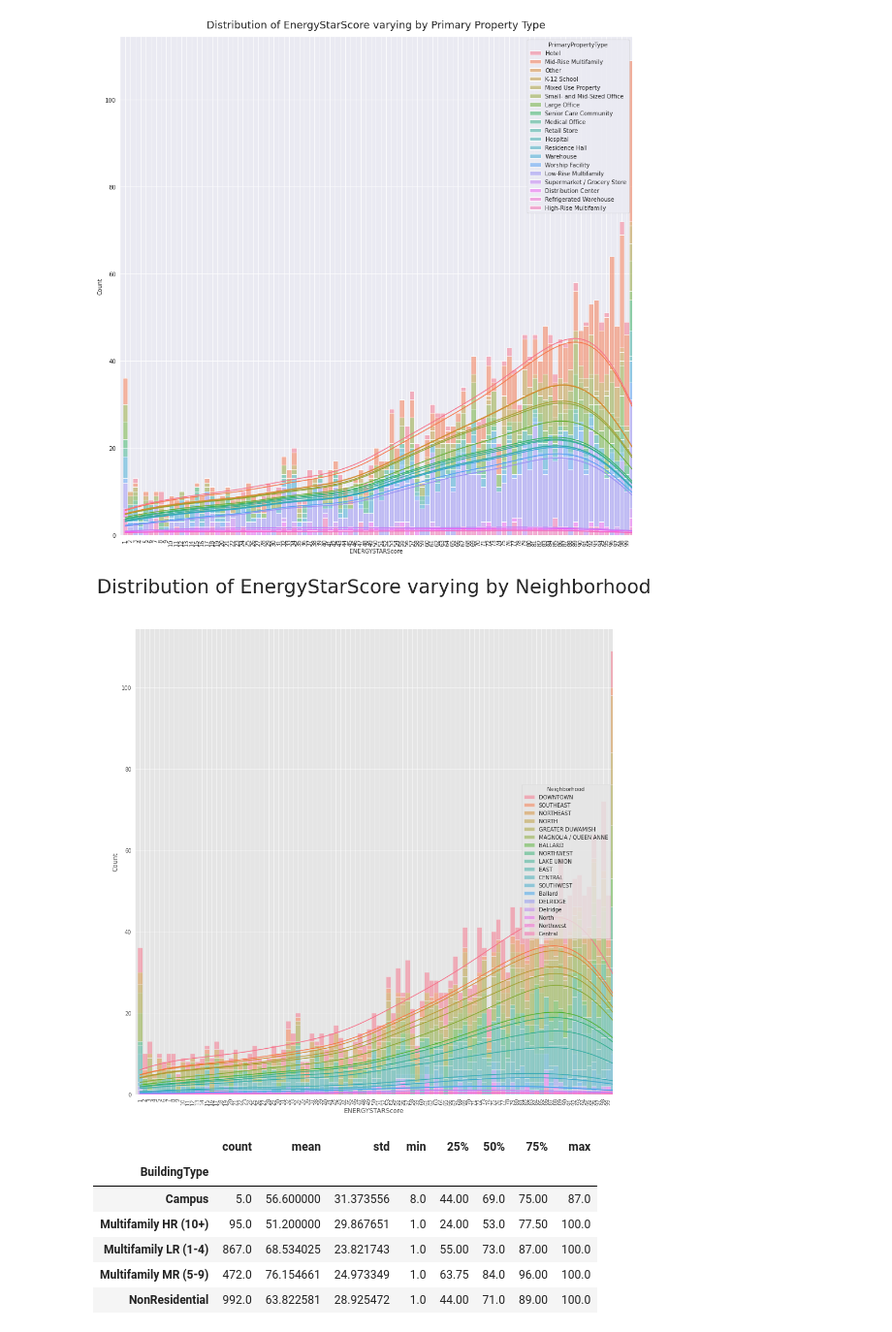
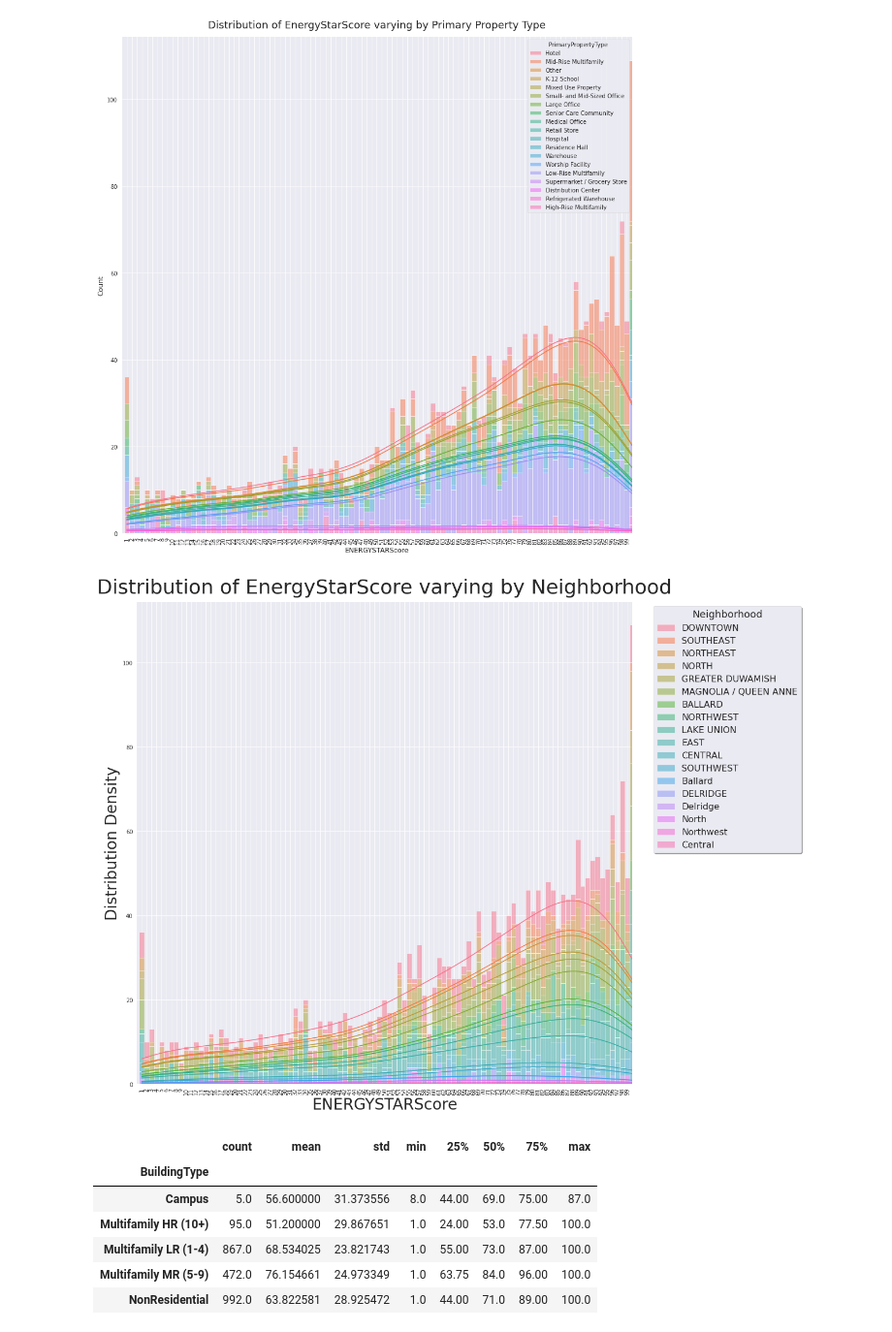
Before and after one commit to Ay0d/Machine-Learning, a Jupyter notebook: seattle-co2-exploration-2016.ipynb, the cells around one changed output. Shown at 97% size. Cells and saved outputs as stored; diff of their text form; code cells hidden in the pictures.

```diff
--- a/seattle-co2-exploration-2016.ipynb
+++ b/seattle-co2-exploration-2016.ipynb
@@ -277,14 +277,15 @@ pd.crosstab(data['BuildingType'], data['Neighborhood'])
 # %%
 fig, ax = plt.subplots(figsize=(16, 16))
 plt.style.use('ggplot')
-plt.title("Distribution of EnergyStarScore varying by Building Type", size=36, y=1.07)
+sns.set_style('darkgrid')
+plt.title("Distribution of EnergyStarScore varying by Building Type", size=36, y=1.03)
 sns.histplot(data=data, x=data['ENERGYSTARScore'], hue=data['BuildingType'], multiple="stack", element="bars", discrete=True, stat="count", kde=True)
 ax.set_xlim(0,100)
 ax.set_xticks(range(1,100))
 plt.xlabel("ENERGYSTARScore", size=28)
 plt.ylabel("Distribution Density", size=28)
 plt.xticks(rotation=90)
-leg = sns.move_legend (ax, "lower center", bbox_to_anchor=(0.5, 1), ncol=7, title_fontproperties = "bold", title="BuildingType", title_fontsize=18, fontsize=16, frameon=False, shadow=True)
+leg = sns.move_legend (ax, "upper right", bbox_to_anchor=(1.3, 1), ncol=1, title_fontproperties = "bold", title="BuildingType", title_fontsize=18, fontsize=16, frameon=True, shadow=True)
 plt.savefig('essbybuilding.png', dpi=300, format='png', bbox_extra_artists=(leg), bbox_inches='tight') # don't crop the legend while saving the figure
 plt.show()
 # %% [output]
@@ -300,28 +301,21 @@ plt.show()
 # %% [output]
 [figure]
 # %%
-def move_legend(ax, new_loc, **kws):
-    old_legend = ax.legend_
-    handles = old_legend.legendHandles
-    labels = [t.get_text() for t in old_legend.get_texts()]
-    title = old_legend.get_title().get_text()
-    ax.legend(handles, labels, loc=new_loc, title=title, **kws)
-
-
-
 fig, ax = plt.subplots(figsize=(16, 16))
 plt.style.use('ggplot')
-plt.title("Distribution of EnergyStarScore varying by Neighborhood", size=36, y=1.07)
+sns.set_style('darkgrid')
+plt.title("Distribution of EnergyStarScore varying by Neighborhood", size=36, y=1.01)
 g = sns.histplot(data=data, x=data['ENERGYSTARScore'], hue=data['Neighborhood'], multiple="stack", element="bars", discrete=True, stat="count", kde=True)
 ax.set_xlim(0,100)
 ax.set_xticks(range(1,100))
 plt.xticks(rotation=90)
-leg = sns.move_legend(ax, "lower center", bbox_to_anchor=(0.5, 1), ncol=18, title_fontproperties = "bold", title="Neighborhood", title_fontsize=18, fontsize=16, frameon=False, shadow=True)
-move_legend(ax, "center right")
+plt.xlabel("ENERGYSTARScore", size=28)
+plt.ylabel("Distribution Density", size=28)
+leg = sns.move_legend(ax, "upper right", bbox_to_anchor=(1.35, 1), ncol=1, title_fontproperties = "bold", title="Neighborhood", title_fontsize=18, fontsize=16, frameon=True, shadow=True)
 plt.savefig('essbyneighborhood.png', dpi=300, format='png', bbox_extra_artists=(leg), bbox_inches='tight') # don't crop the legend while saving the figure
 plt.show()
 # %% [output]
-[figure, old version]
+[figure, new version]
 # %%
 data.groupby('BuildingType')['ENERGYSTARScore'].describe()
 # %% [output]
```
Also changed, not shown: parts of 15 cells of this notebook.
